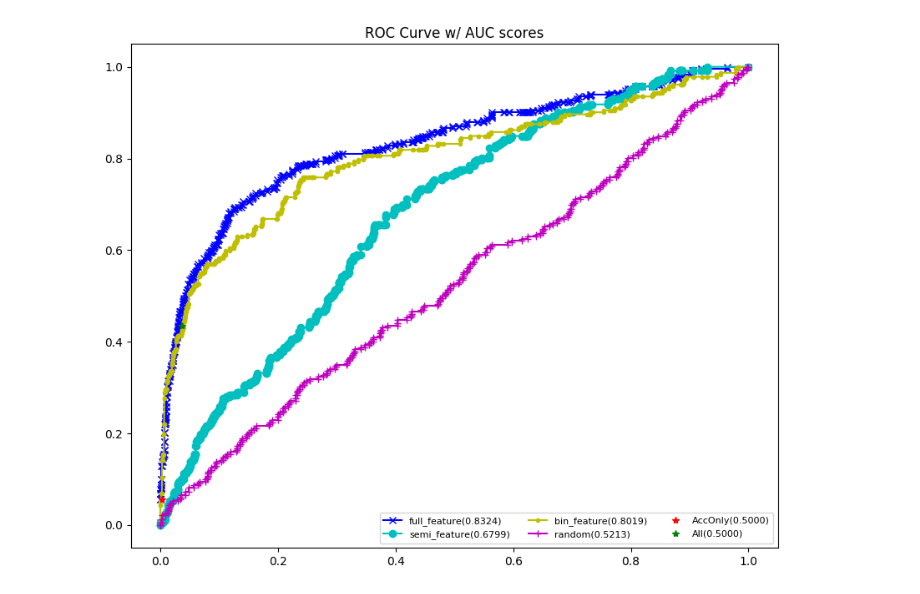
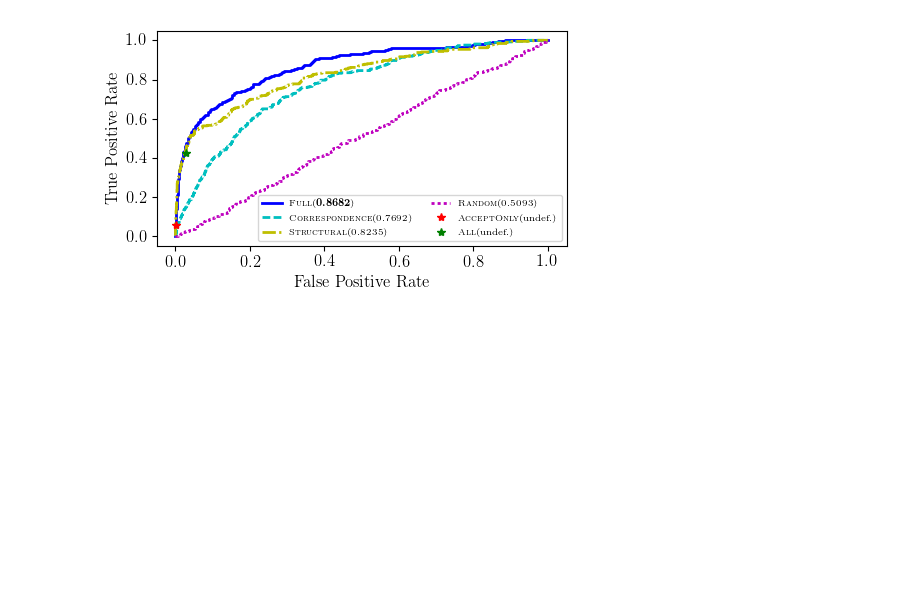
Before and after one commit to neulab/code-mining, a Jupyter notebook: attention_model/lang/java/plot.ipynb, the cells around one changed output. Cells and saved outputs as stored; diff of their text form; code cells hidden in the pictures; blank space fills up the shorter version.

```diff
--- a/attention_model/lang/java/plot.ipynb
+++ b/attention_model/lang/java/plot.ipynb
@@ -6,6 +6,15 @@ import pickle
 from random import shuffle
 from collections import Counter, defaultdict
 from sklearn.metrics import precision_recall_curve, roc_curve, roc_auc_score
+
+#import matplotlib
+#matplotlib.rcParams['text.usetex'] = True
+#matplotlib.rcParams['text.latex.preamble'] = [r'\usepackage{amsmath}']
+
+plt.rc('text', usetex=True)
+plt.rc('font', family='serif')
+plt.rc('font', size=12)
+line_width = 2.0
 # %%
 snippet_pos = pickle.load(open('snippet_pos.p', 'rb'))
 questions = pickle.load(open('questions.p', 'rb'))
@@ -136,50 +158,54 @@ roc_auc_semi_feat = roc_auc_score(y_true_semi_feat, scores_semi_feat)
 
 y_true_bin_feat, scores_bin_feat = get_y_true_and_predictor_scores(bin_feature_samples)
 fpr_bin_feat, tpr_bin_feat, thresholds_bin_feat = roc_curve(y_true_bin_feat, scores_bin_feat, pos_label=1)
 roc_auc_bin_feat = roc_auc_score(y_true_bin_feat, scores_bin_feat)
 
 y_true_rand, scores_rand = get_y_true_and_predictor_scores(random_samples, is_random=True)
 fpr_rand, tpr_rand, thresholds_rand = roc_curve(y_true_rand, scores_rand, pos_label=1)
 roc_auc_rand = roc_auc_score(y_true_rand, scores_rand)
 
 y_true_baseline, scores_baseline = get_y_true_and_predictor_scores(acconly_baseline_samples, is_baseline=True)
 fpr_baseline, tpr_baseline, thresholds_baseline = roc_curve(y_true_baseline, scores_baseline, pos_label=1)
 roc_auc_baseline = roc_auc_score(y_true_baseline, scores_baseline)
 tpr_baseline = [sum(y_true_baseline) / float(sum(y_true_full_feat))]
 fpr_baseline = [(len(y_true_baseline) - sum(y_true_baseline)) / float(len(y_true_full_feat) - sum(y_true_full_feat))]
 
 y_true_allpost_baseline, scores_allpost_baseline = get_y_true_and_predictor_scores(allpost_baseline_samples, is_baseline=True)
 fpr_allpost_baseline, tpr_allpost_baseline, thresholds_allpost_baseline = roc_curve(y_true_baseline, scores_baseline, pos_label=1)
 roc_auc_allpost_baseline = roc_auc_score(y_true_allpost_baseline, scores_allpost_baseline)
 tpr_allpost_baseline = [sum(y_true_allpost_baseline) / float(sum(y_true_full_feat))]
 fpr_allpost_baseline = [(len(y_true_allpost_baseline) - sum(y_true_allpost_baseline)) / float(len(y_true_full_feat) - sum(y_true_full_feat))]
 
-plt.figure(figsize=(10, 8))
+plt.figure(figsize=(5, 3))
 
-full_feature, = plt.plot(fpr_full_feat, tpr_full_feat, 'x-', color=colors[0])
-semi_feature, = plt.plot(fpr_semi_feat, tpr_semi_feat, 'o-', color=colors[1])
-bin_feature,  = plt.plot(fpr_bin_feat, tpr_bin_feat, '.-', color=colors[2])
-random_selection,  = plt.plot(fpr_rand, tpr_rand, '+-', color=colors[3])
-baseline_model,  = plt.plot(fpr_baseline, tpr_baseline, '*', color=colors[4])
-allpost_baseline_model,  = plt.plot(fpr_allpost_baseline, tpr_allpost_baseline, '*', color=colors[5])
+full_feature, = plt.plot(fpr_full_feat, tpr_full_feat, '-', color=colors[0], lw=line_width)
+semi_feature, = plt.plot(fpr_semi_feat, tpr_semi_feat, '--', color=colors[1], lw=line_width)
+bin_feature,  = plt.plot(fpr_bin_feat, tpr_bin_feat, '-.', color=colors[2], lw=line_width)
+random_selection,  = plt.plot(fpr_rand, tpr_rand, ':', color=colors[3], lw=line_width)
+baseline_model,  = plt.plot(fpr_baseline, tpr_baseline, '*', color=colors[4], lw=line_width)
+allpost_baseline_model,  = plt.plot(fpr_allpost_baseline, tpr_allpost_baseline, '*', color=colors[5], lw=line_width)
 
 plt.legend((full_feature, semi_feature, bin_feature, random_selection, baseline_model, allpost_baseline_model),
-          ('full_feature(%.4f)' % roc_auc_full_feat,
-           'semi_feature(%.4f)' % roc_auc_semi_feat,
-           'bin_feature(%.4f)' % roc_auc_bin_feat,
-           'random(%.4f)' % roc_auc_rand,
-           'AccOnly(%.4f)' % roc_auc_baseline,
-           'All(%.4f)' % roc_auc_allpost_baseline),
+          (r'\textsc{Full}(\textbf{%.4f})' % roc_auc_full_feat,
+           r'\textsc{Correspondence}(%.4f)' % roc_auc_semi_feat,
+           r'\textsc{Structural}(%.4f)' % roc_auc_bin_feat,
+           r'\textsc{Random}(%.4f)' % roc_auc_rand,
+           r'\textsc{AcceptOnly}(undef.)',
+           r'\textsc{All}(undef.)'),
           scatterpoints=1,
           loc='lower right',
-          ncol=3,
-          fontsize=8)
+          ncol=2,
+          fontsize=7)
 
-plt.title('ROC Curve w/ AUC scores')
+#plt.title('ROC Curve w/ AUC scores')
 
+plt.xlabel(r'False Positive Rate')
+plt.ylabel(r'True Positive Rate')
+plt.tight_layout()
+plt.savefig('java_roc_curve.pdf', dpi=300)
 plt.show()
 # %% [output]
-[figure, old version]
+[figure, new version]
 # %%
 y_true_transfer_full_feat, scores_transfer_full_feat = get_y_true_and_predictor_scores(transfer_full_feature_samples)
 fpr_transfer_full_feat, tpr_transfer_full_feat, thresholds_transfer_full_feat = roc_curve(y_true_transfer_full_feat, scores_transfer_full_feat, pos_label=1)
```
Also changed, not shown: parts of 7 cells of this notebook, 5 other files.
